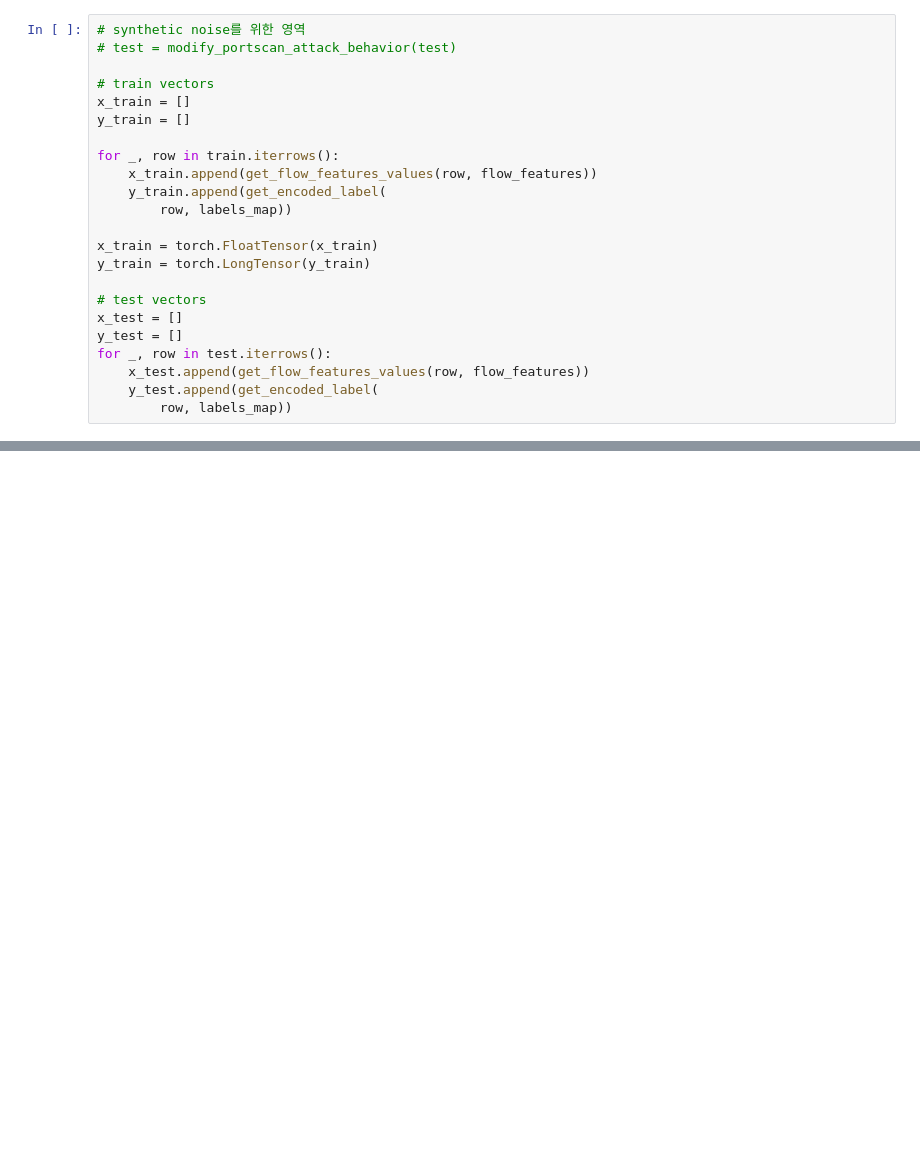
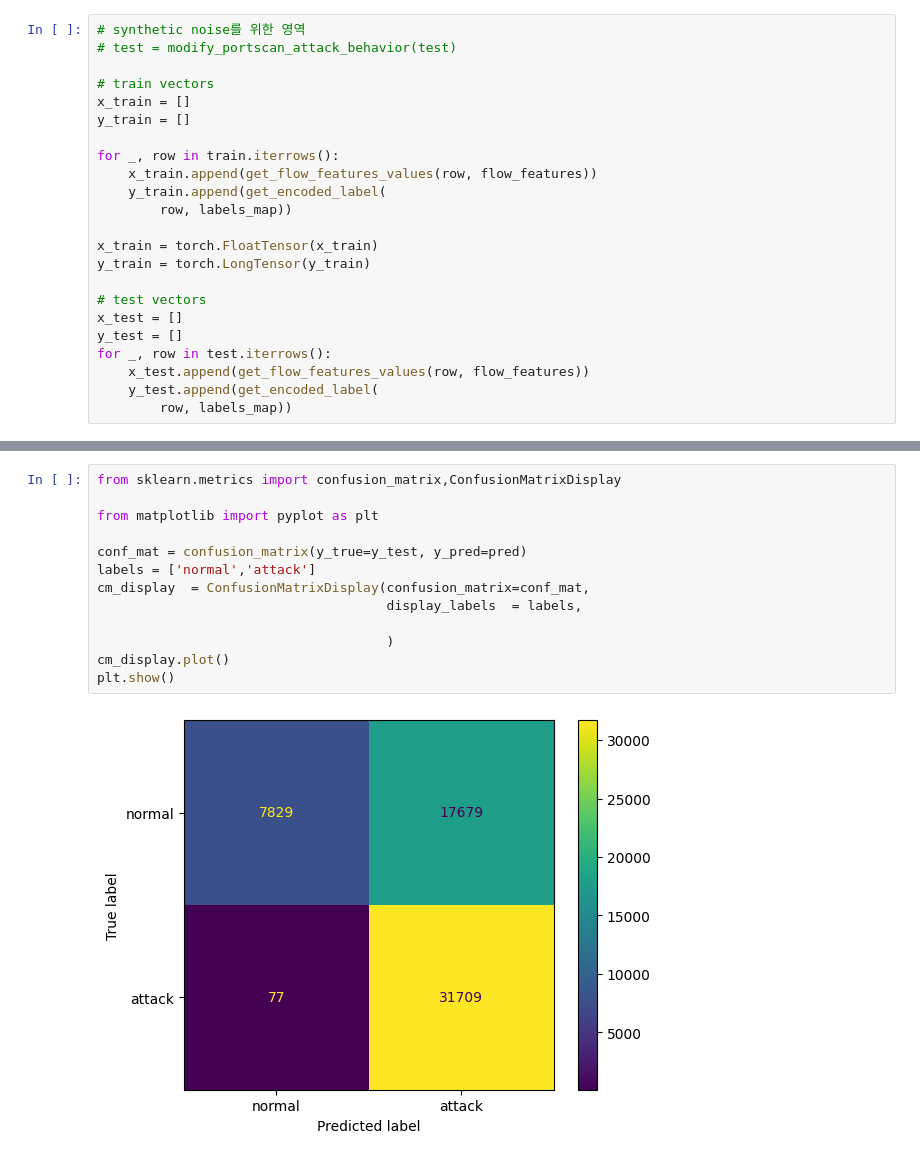
Before and after one commit to EnzoStudy/Network_traffic_graph_model, a Jupyter notebook: src/train_svm.ipynb, the cells around one changed output, grey strips where cells are left out. Drawn from its saved outputs; the diff is of its cells as text; blank space fills up the shorter version.

```diff
--- a/src/train_svm.ipynb
+++ b/src/train_svm.ipynb
@@ -116,0 +117,15 @@ metrics.compute_metrics(y_test, pred)
+# %%
+from sklearn.metrics import confusion_matrix,ConfusionMatrixDisplay
+
+from matplotlib import pyplot as plt
+
+conf_mat = confusion_matrix(y_true=y_test, y_pred=pred)
+labels = ['normal','attack']
+cm_display  = ConfusionMatrixDisplay(confusion_matrix=conf_mat,
+                                     display_labels  = labels,
+
+                                     )
+cm_display.plot()
+plt.show()
+# %% [output]
+[figure, added]
```
Also changed, not shown: parts of 5 cells of this notebook, 7 other files.
